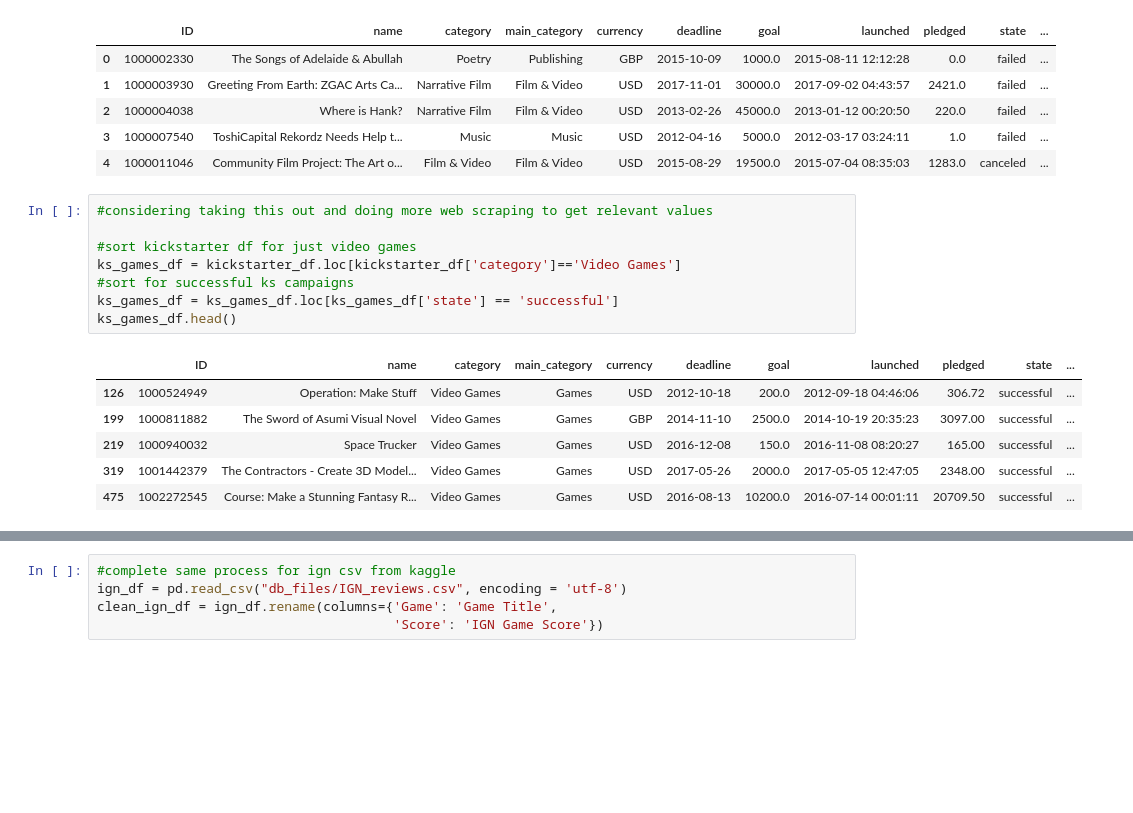
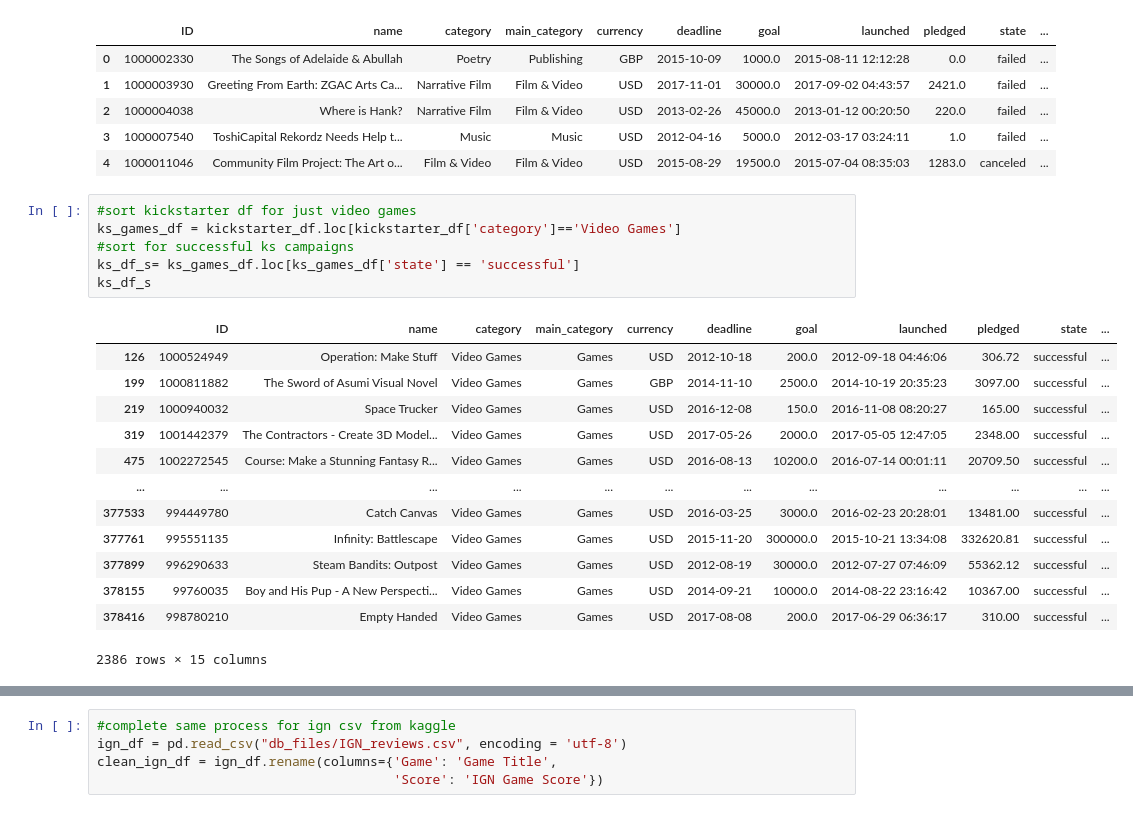
Before and after one commit to Witwer93/ETL-Project, a Jupyter notebook: etl_project_file.ipynb, the cells around one changed output, grey strips where cells are left out. Saved outputs shown, nothing was run; the diff lists cells and outputs as text; blank space fills up the shorter version.

```diff
--- a/etl_project_file.ipynb
+++ b/etl_project_file.ipynb
@@ -186,17 +186,22 @@ kickstarter_df.head()
 | 3 | 1000007540 | ToshiCapital Rekordz Needs Help t... | Music | Music | USD | 2012-04-16 | 5000.0 | 2012-03-17 03:24:11 | 1.0 | failed | ... |
 | 4 | 1000011046 | Community Film Project: The Art o... | Film & Video | Film & Video | USD | 2015-08-29 | 19500.0 | 2015-07-04 08:35:03 | 1283.0 | canceled | ... |
 # %%
-#considering taking this out and doing more web scraping to get relevant values
-
 #sort kickstarter df for just video games
 ks_games_df = kickstarter_df.loc[kickstarter_df['category']=='Video Games']
 #sort for successful ks campaigns
-ks_games_df = ks_games_df.loc[ks_games_df['state'] == 'successful']
-ks_games_df.head()
+ks_df_s= ks_games_df.loc[ks_games_df['state'] == 'successful']
+ks_df_s
 # %% [output]
 |  | ID | name | category | main_category | currency | deadline | goal | launched | pledged | state | ... |
 | 126 | 1000524949 | Operation: Make Stuff | Video Games | Games | USD | 2012-10-18 | 200.0 | 2012-09-18 04:46:06 | 306.72 | successful | ... |
 | 199 | 1000811882 | The Sword of Asumi Visual Novel | Video Games | Games | GBP | 2014-11-10 | 2500.0 | 2014-10-19 20:35:23 | 3097.00 | successful | ... |
 | 219 | 1000940032 | Space Trucker | Video Games | Games | USD | 2016-12-08 | 150.0 | 2016-11-08 08:20:27 | 165.00 | successful | ... |
 | 319 | 1001442379 | The Contractors - Create 3D Model... | Video Games | Games | USD | 2017-05-26 | 2000.0 | 2017-05-05 12:47:05 | 2348.00 | successful | ... |
 | 475 | 1002272545 | Course: Make a Stunning Fantasy R... | Video Games | Games | USD | 2016-08-13 | 10200.0 | 2016-07-14 00:01:11 | 20709.50 | successful | ... |
+| ... | ... | ... | ... | ... | ... | ... | ... | ... | ... | ... | ... |
+| 377533 | 994449780 | Catch Canvas | Video Games | Games | USD | 2016-03-25 | 3000.0 | 2016-02-23 20:28:01 | 13481.00 | successful | ... |
+| 377761 | 995551135 | Infinity: Battlescape | Video Games | Games | USD | 2015-11-20 | 300000.0 | 2015-10-21 13:34:08 | 332620.81 | successful | ... |
+| 377899 | 996290633 | Steam Bandits: Outpost | Video Games | Games | USD | 2012-08-19 | 30000.0 | 2012-07-27 07:46:09 | 55362.12 | successful | ... |
+| 378155 | 99760035 | Boy and His Pup - A New Perspecti... | Video Games | Games | USD | 2014-09-21 | 10000.0 | 2014-08-22 23:16:42 | 10367.00 | successful | ... |
+| 378416 | 998780210 | Empty Handed | Video Games | Games | USD | 2017-08-08 | 200.0 | 2017-06-29 06:36:17 | 310.00 | successful | ... |
+2386 rows × 15 columns
```
Also changed, not shown: parts of 5 cells of this notebook.
